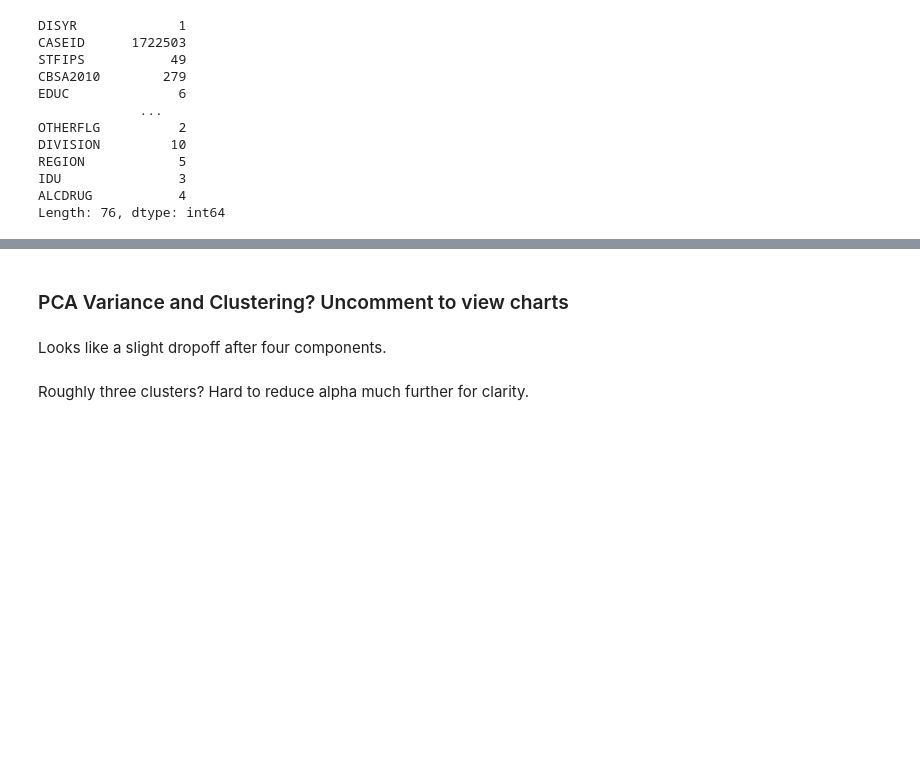
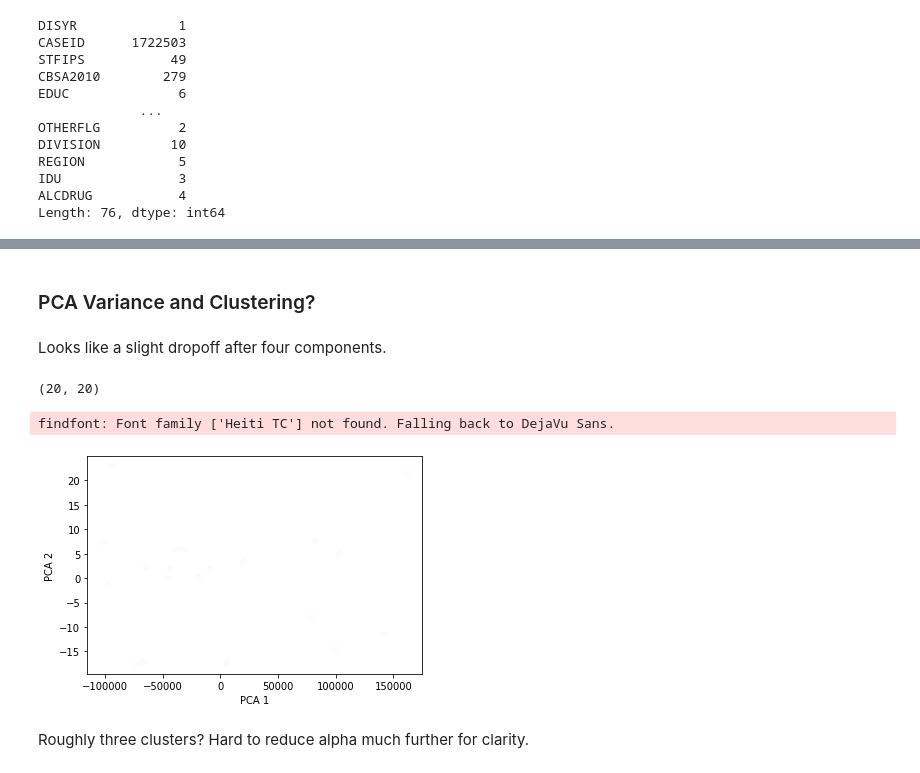
Before and after one commit to ricky-wong/siads697-project, a Jupyter notebook: Capstone EDA-refactored.ipynb, the cells around one changed output, grey strips where cells are left out. Drawn from its saved outputs; the diff is of its cells as text; code cells hidden in the pictures; blank space fills up the shorter version.

```diff
--- a/Capstone EDA-refactored.ipynb
+++ b/Capstone EDA-refactored.ipynb
@@ -18,6 +18,5 @@ from sklearn.preprocessing import StandardScaler
 from sklearn.decomposition import PCA
 from sklearn.cluster import KMeans
 # %%
-url = "https://www.datafiles.samhsa.gov/sites/default/files/field-uploads-protected/studies/TEDS-A-2018/TEDS-A-2018-datasets/TEDS-A-2018-DS0001/TEDS-A-2018-DS0001-bundles-with-study-info/TEDS-A-2018-DS0001-bndl-data-csv_v1.zip"
-# df = read_csv(url) # Use this if not inside Coursera...
-df = read_csv('TEDS-D-2019-DS0001-bndl-data-tsv_V1.zip')
+df = read_csv('dataset/TEDS-D-2019-DS0001-bndl-data-tsv_V1.zip')
+df.shape
@@ -100,5 +97,5 @@ final_df = pd.concat([principalDf, test_df[['REASON']]], axis=1)
 # %% [markdown]
-### PCA Variance and Clustering? Uncomment to view charts
+### PCA Variance and Clustering?
 # %%
 test_df = df.head(n=20)
 
@@ -111,12 +108,18 @@ components = range(pca.n_components_)
 Looks like a slight dropoff after four components.
 # %%
 PCA_components_df = pd.DataFrame(transformed_X)
-
-# %matplotlib inline
-# plt.scatter(PCA_components_df[0], PCA_components_df[1], alpha=.01, color='black') #Alpha reduced to look for clustering
-# plt.xlabel('PCA 1')
-# plt.ylabel('PCA 2')
-# plt.show()
+PCA_components_df.shape
+# %% [output]
+(20, 20)
+# %%
+%matplotlib inline
+plt.scatter(PCA_components_df[0], PCA_components_df[1], alpha=.01, color='black') #Alpha reduced to look for clustering
+plt.xlabel('PCA 1')
+plt.ylabel('PCA 2')
+plt.show()
+# %% [output]
+findfont: Font family ['Heiti TC'] not found. Falling back to DejaVu Sans.
+[figure, added]
 # %% [markdown]
 Roughly three clusters? Hard to reduce alpha much further for clarity.
 # %%
```
Also changed, not shown: parts of 14 cells of this notebook, 9 other files.
